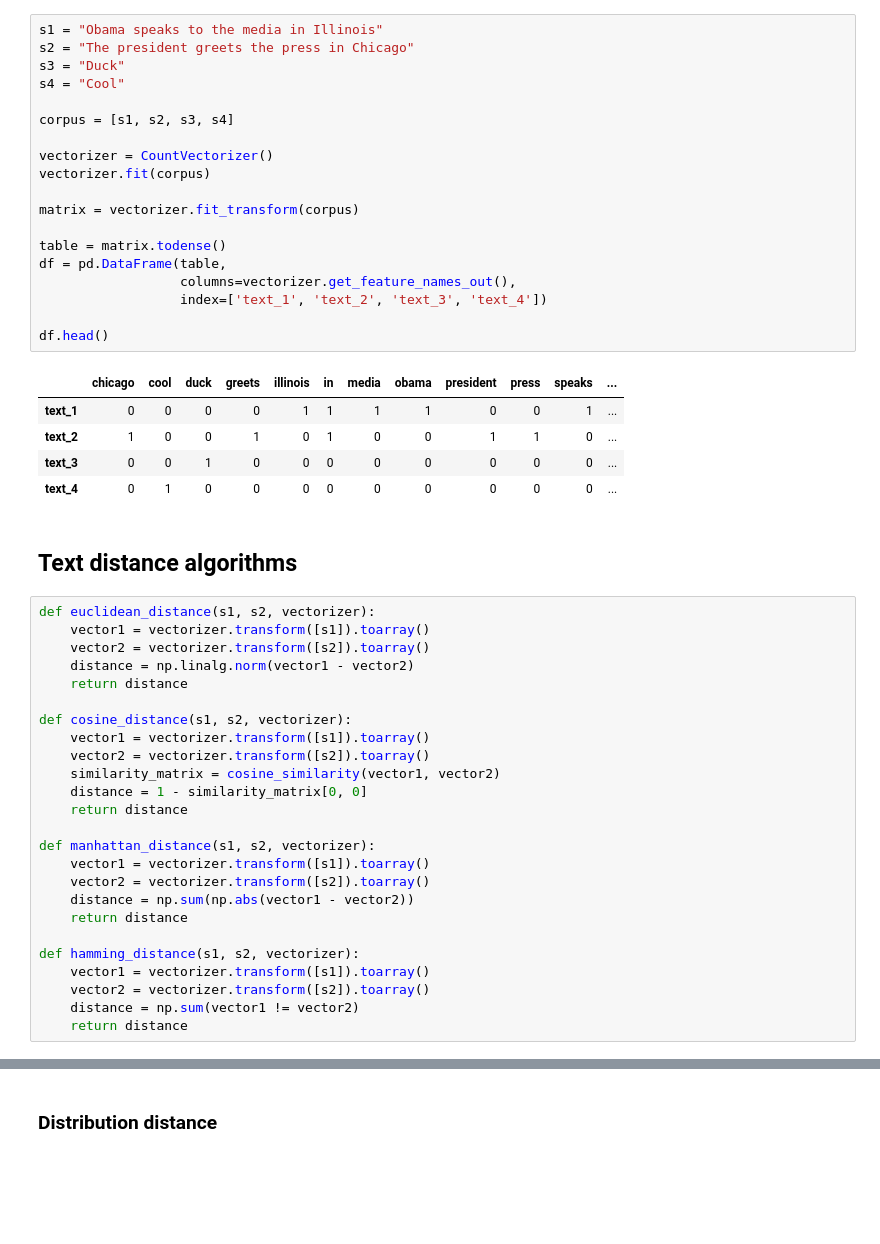
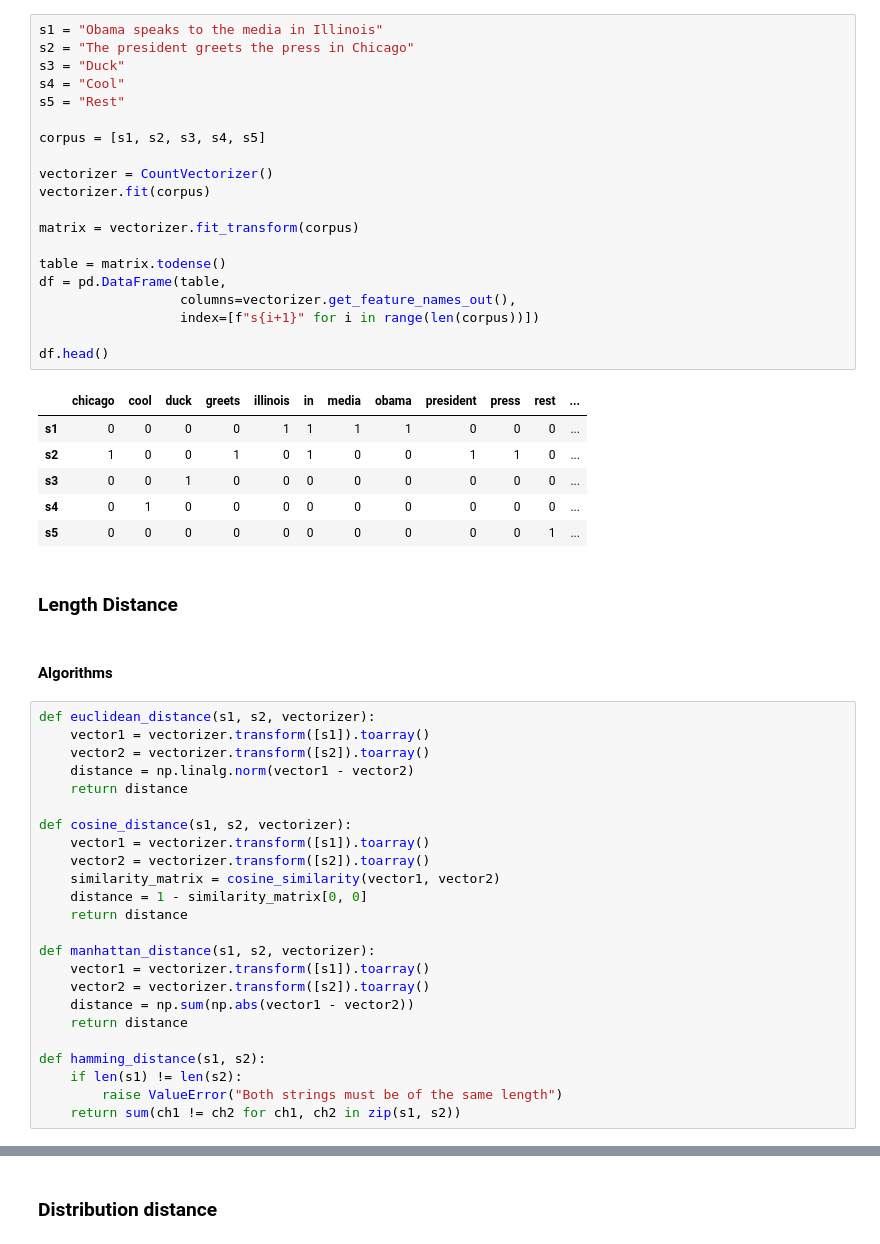
Before and after one commit to micheledinelli/text-distances, a Jupyter notebook: text-distance-analysis.ipynb, the cells around one changed output, grey strips where cells are left out. Drawn from its saved outputs; the diff is of its cells as text; blank space fills up the shorter version.

```diff
--- a/text-distance-analysis.ipynb
+++ b/text-distance-analysis.ipynb
@@ -17,30 +106,34 @@ colors = ["#003f5c", "#d45087", "#ffa600", "#665191", "#ff7c43", "#2f4b7c", "#f9
 # %%
 s1 = "Obama speaks to the media in Illinois"
 s2 = "The president greets the press in Chicago"
 s3 = "Duck"
 s4 = "Cool"
+s5 = "Rest"
 
-corpus = [s1, s2, s3, s4]
+corpus = [s1, s2, s3, s4, s5]
 
 vectorizer = CountVectorizer()
 vectorizer.fit(corpus)
 
 matrix = vectorizer.fit_transform(corpus)
 
 table = matrix.todense()
 df = pd.DataFrame(table,
                   columns=vectorizer.get_feature_names_out(),
-                  index=['text_1', 'text_2', 'text_3', 'text_4'])
+                  index=[f"s{i+1}" for i in range(len(corpus))])
 
 df.head()
 # %% [output]
-|  | chicago | cool | duck | greets | illinois | in | media | obama | president | press | speaks | ... |
-| text_1 | 0 | 0 | 0 | 0 | 1 | 1 | 1 | 1 | 0 | 0 | 1 | ... |
-| text_2 | 1 | 0 | 0 | 1 | 0 | 1 | 0 | 0 | 1 | 1 | 0 | ... |
-| text_3 | 0 | 0 | 1 | 0 | 0 | 0 | 0 | 0 | 0 | 0 | 0 | ... |
-| text_4 | 0 | 1 | 0 | 0 | 0 | 0 | 0 | 0 | 0 | 0 | 0 | ... |
+|  | chicago | cool | duck | greets | illinois | in | media | obama | president | press | rest | ... |
+| s1 | 0 | 0 | 0 | 0 | 1 | 1 | 1 | 1 | 0 | 0 | 0 | ... |
+| s2 | 1 | 0 | 0 | 1 | 0 | 1 | 0 | 0 | 1 | 1 | 0 | ... |
+| s3 | 0 | 0 | 1 | 0 | 0 | 0 | 0 | 0 | 0 | 0 | 0 | ... |
+| s4 | 0 | 1 | 0 | 0 | 0 | 0 | 0 | 0 | 0 | 0 | 0 | ... |
+| s5 | 0 | 0 | 0 | 0 | 0 | 0 | 0 | 0 | 0 | 0 | 1 | ... |
-# %% [markdown]
-## Text distance algorithms
+# %% [markdown]
+### Length Distance
+# %% [markdown]
+#### Algorithms
 # %%
 def euclidean_distance(s1, s2, vectorizer):
     vector1 = vectorizer.transform([s1]).toarray()
@@ -61,8 +154,7 @@ def manhattan_distance(s1, s2, vectorizer):
     distance = np.sum(np.abs(vector1 - vector2))
     return distance
 
-def hamming_distance(s1, s2, vectorizer):
-    vector1 = vectorizer.transform([s1]).toarray()
-    vector2 = vectorizer.transform([s2]).toarray()
-    distance = np.sum(vector1 != vector2)
-    return distance
+def hamming_distance(s1, s2):
+    if len(s1) != len(s2):
+        raise ValueError("Both strings must be of the same length")
+    return sum(ch1 != ch2 for ch1, ch2 in zip(s1, s2))
```
Also changed, not shown: parts of 22 cells of this notebook, 1 other file.
